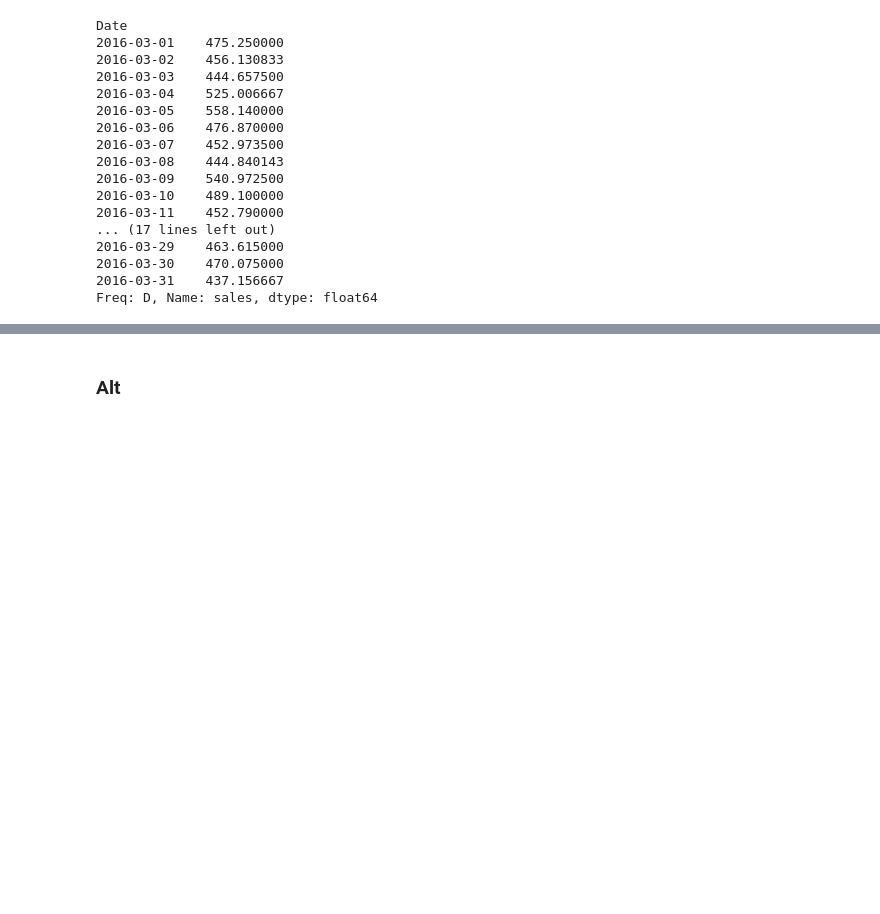
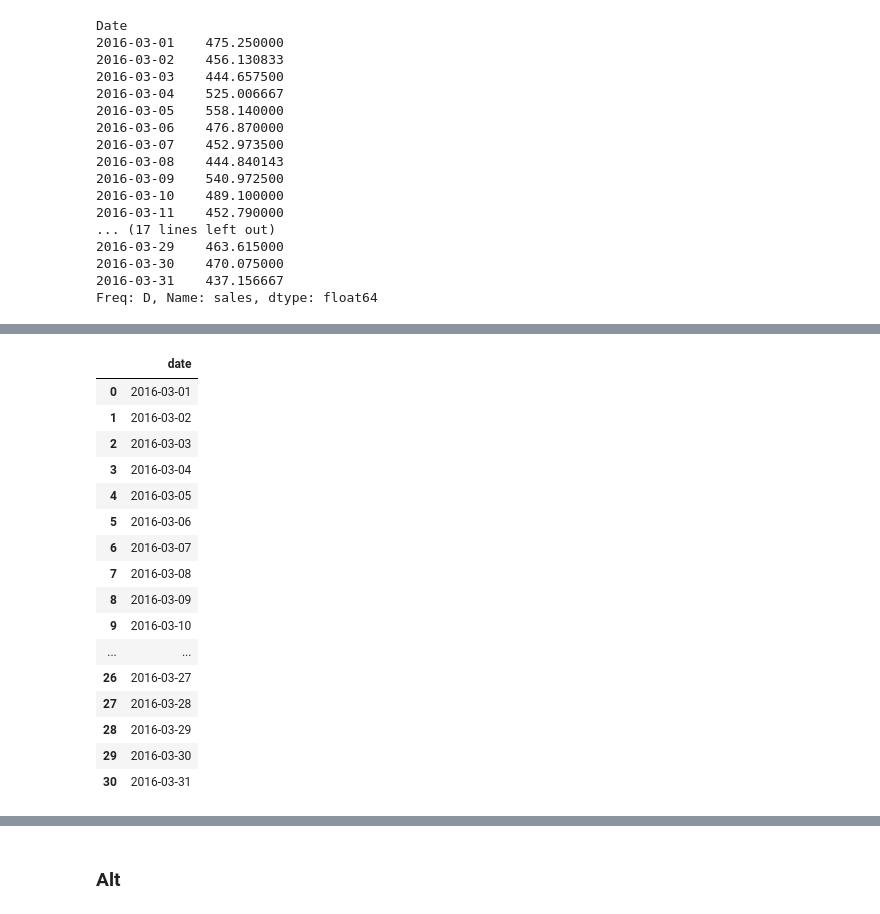
Before and after one commit to EdwinUe/BAB_WS22-23, a Jupyter notebook: Code/003BusinessAnalyticsBProjekt.ipynb, the cells around one changed output, grey strips where cells are left out. Drawn from its saved outputs; the diff is of its cells as text; code cells hidden in the pictures; blank space fills up the shorter version.

```diff
--- a/Code/003BusinessAnalyticsBProjekt.ipynb
+++ b/Code/003BusinessAnalyticsBProjekt.ipynb
@@ -907,0 +1005,21 @@ prediction_rf_complex_alldata.to_csv('rf_complex_alldata.csv')
+# %%
+df_dates_future = pd.DataFrame(df_medium_future.index)
+df_dates_future
+# %% [output]
+|  | date |
+| 0 | 2016-03-01 |
+| 1 | 2016-03-02 |
+| 2 | 2016-03-03 |
+| 3 | 2016-03-04 |
+| 4 | 2016-03-05 |
+| 5 | 2016-03-06 |
+| 6 | 2016-03-07 |
+| 7 | 2016-03-08 |
+| 8 | 2016-03-09 |
+| 9 | 2016-03-10 |
+| ... | ... |
+| 26 | 2016-03-27 |
+| 27 | 2016-03-28 |
+| 28 | 2016-03-29 |
+| 29 | 2016-03-30 |
+| 30 | 2016-03-31 |
```
Also changed, not shown: parts of 27 cells of this notebook.
